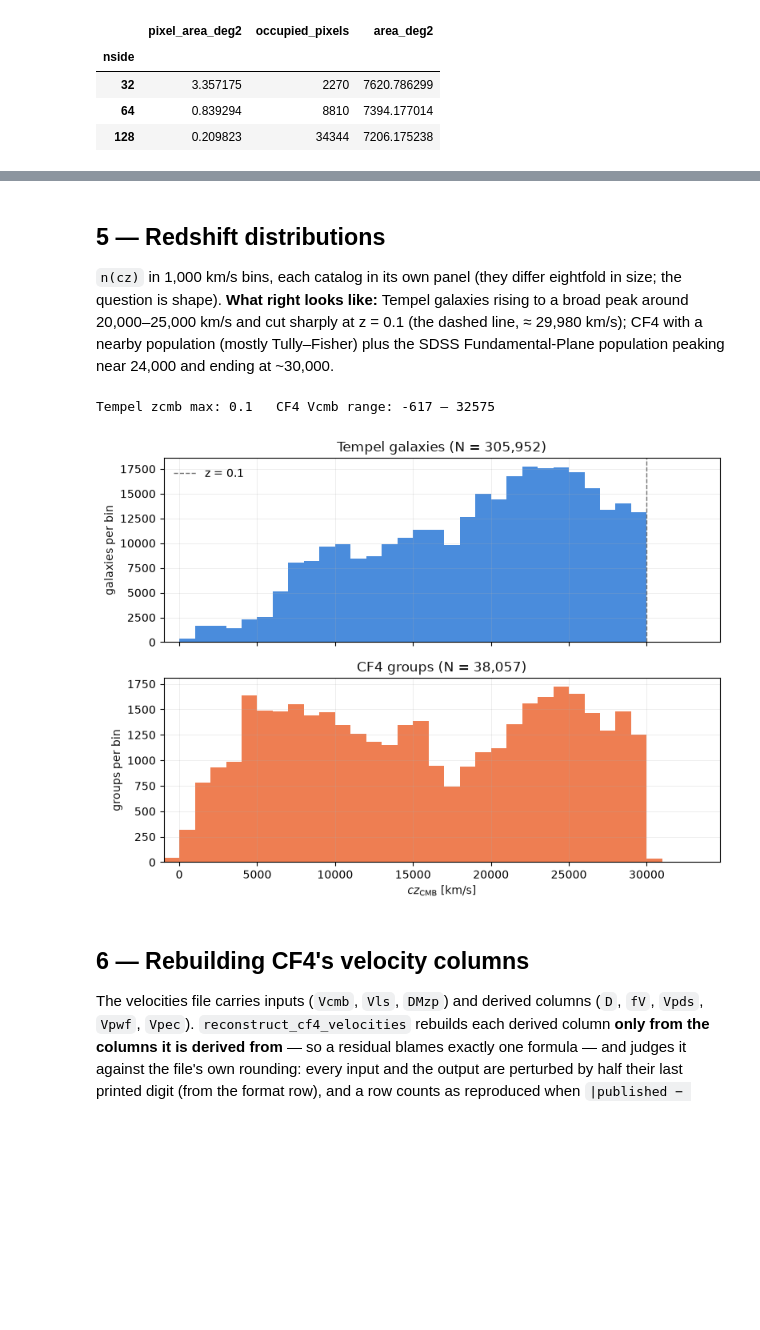
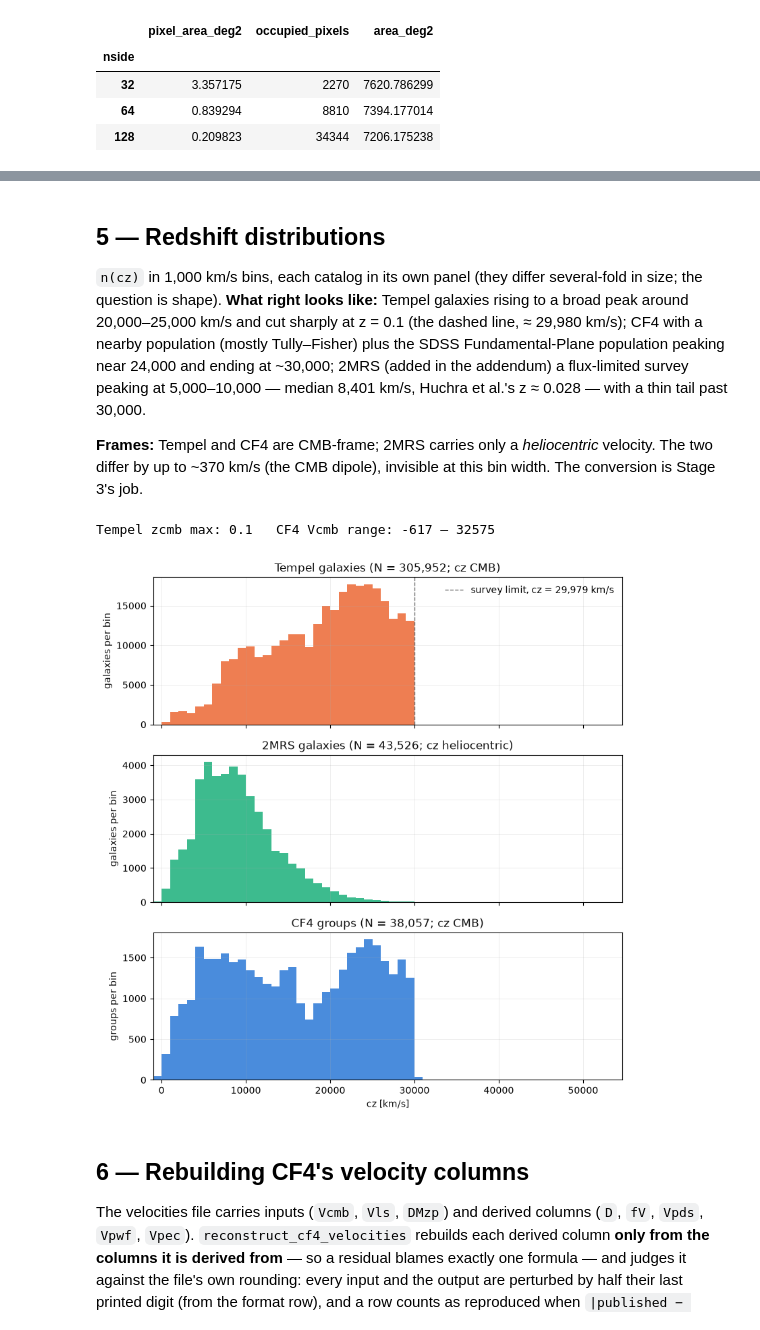
Before and after one commit to ofeke2000/Cross-correlating-Tempel-SDSS-groups-with-Cosmicflows-4-peculiar-velocities, a Jupyter notebook: notebooks/11_real_catalog_audit.ipynb, the cells around one changed output, grey strips where cells are left out. Cells and saved outputs as stored; diff of their text form; code cells hidden in the pictures; blank space fills up the shorter version.

Commit message:
starting stage 2

```diff
--- a/notebooks/11_real_catalog_audit.ipynb
+++ b/notebooks/11_real_catalog_audit.ipynb
@@ -27,6 +30,7 @@ from dvcorr.pipeline.real_catalogs import (
     load_cf4_groups,
     load_cf4_velocities,
     load_tempel_galaxies,
+    load_twomrs_galaxies,
 )
 
 pd.set_option("display.width", 200)
@@ -36,10 +40,14 @@ pd.set_option("display.max_rows", 60)
 velocities = load_cf4_velocities()
 groups = load_cf4_groups()
 tempel = load_tempel_galaxies()
+twomrs = load_twomrs_galaxies()
 definitions = Cf4VelocityDefinitions()
 config = audit.AuditConfig()
 
-for catalog in (velocities, groups, tempel):
+# The three catalogs reduced to directions and cz, densest first (drawn at the bottom of maps).
+samples = [audit.tempel_sky_sample(tempel, config), audit.twomrs_sky_sample(twomrs), audit.cf4_sky_sample(groups)]
+
+for catalog in (velocities, groups, tempel, twomrs):
     print(f"{catalog.path.name:28s} {catalog.title!r:32s} rows {len(catalog.table):>7,}  columns {catalog.table.shape[1]}")
 print(definitions)
 # %% [output]
@@ -326,17 +366,22 @@ audit.footprint_area_table(tempel.table.RA, tempel.table.DE, config)
 # %% [markdown]
 ## 5 — Redshift distributions
 
-`n(cz)` in 1,000 km/s bins, each catalog in its own panel (they differ eightfold in size; the question
-is shape). **What right looks like:** Tempel galaxies rising to a broad peak around 20,000–25,000 km/s
-and cut sharply at z = 0.1 (the dashed line, ≈ 29,980 km/s); CF4 with a nearby population
-(mostly Tully–Fisher) plus the SDSS Fundamental-Plane population peaking near 24,000 and ending at
-~30,000.
+`n(cz)` in 1,000 km/s bins, each catalog in its own panel (they differ several-fold in size; the
+question is shape). **What right looks like:** Tempel galaxies rising to a broad peak around
+20,000–25,000 km/s and cut sharply at z = 0.1 (the dashed line, ≈ 29,980 km/s); CF4 with a nearby
+population (mostly Tully–Fisher) plus the SDSS Fundamental-Plane population peaking near 24,000
+and ending at ~30,000; 2MRS (added in the addendum) a flux-limited survey peaking at 5,000–10,000 —
+median 8,401 km/s, Huchra et al.'s z ≈ 0.028 — with a thin tail past 30,000.
+
+**Frames:** Tempel and CF4 are CMB-frame; 2MRS carries only a *heliocentric* velocity. The two
+differ by up to ~370 km/s (the CMB dipole), invisible at this bin width. The conversion is Stage 3's
+job.
 # %%
-fig = audit.make_cz_histogram_figure(tempel, velocities, config)
+fig = audit.make_cz_histogram_figure(samples, config)
 print("Tempel zcmb max:", tempel.table.zcmb.max(), "  CF4 Vcmb range:", velocities.table.Vcmb.min(), "–", velocities.table.Vcmb.max())
 # %% [output]
 Tempel zcmb max: 0.1   CF4 Vcmb range: -617 – 32575
-[figure, old version]
+[figure, new version]
 # %% [markdown]
 ## 6 — Rebuilding CF4's velocity columns
 
```
Also changed, not shown: parts of 28 cells of this notebook, 7 other files.
